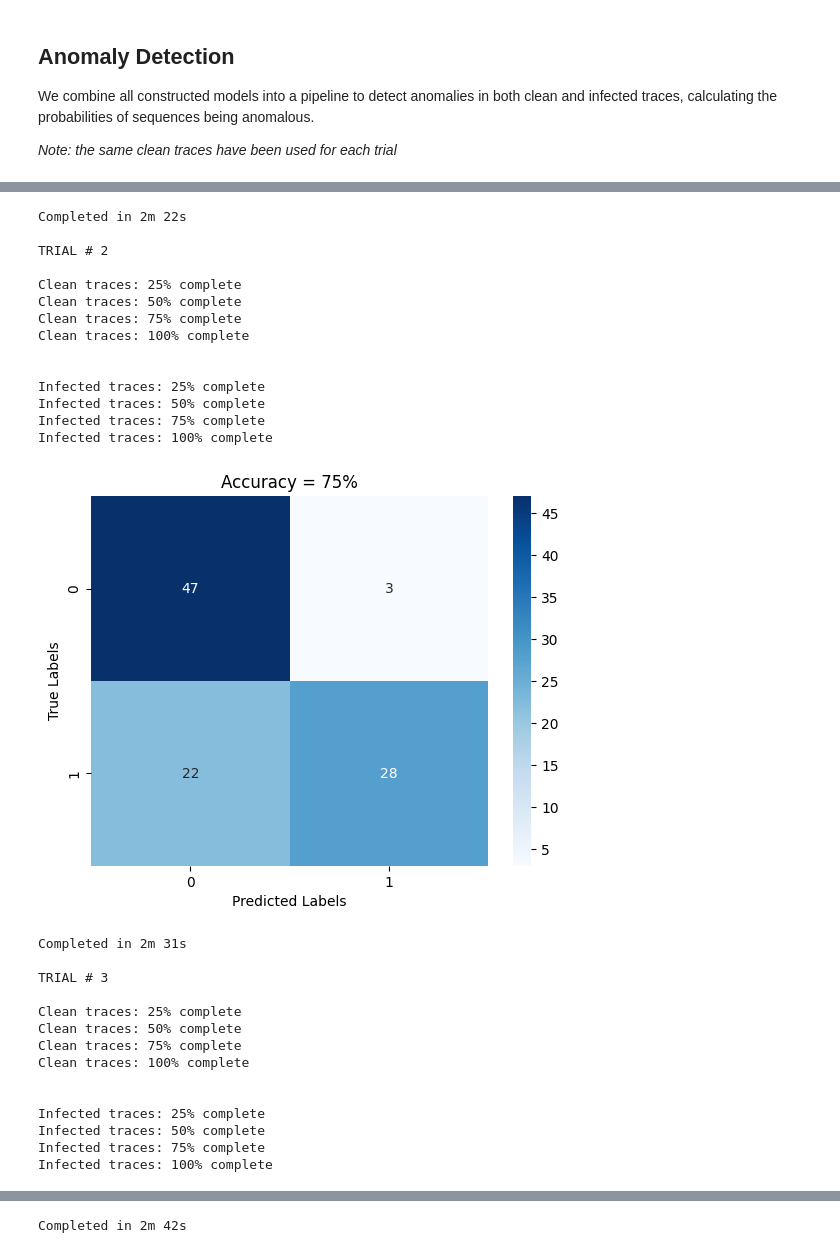
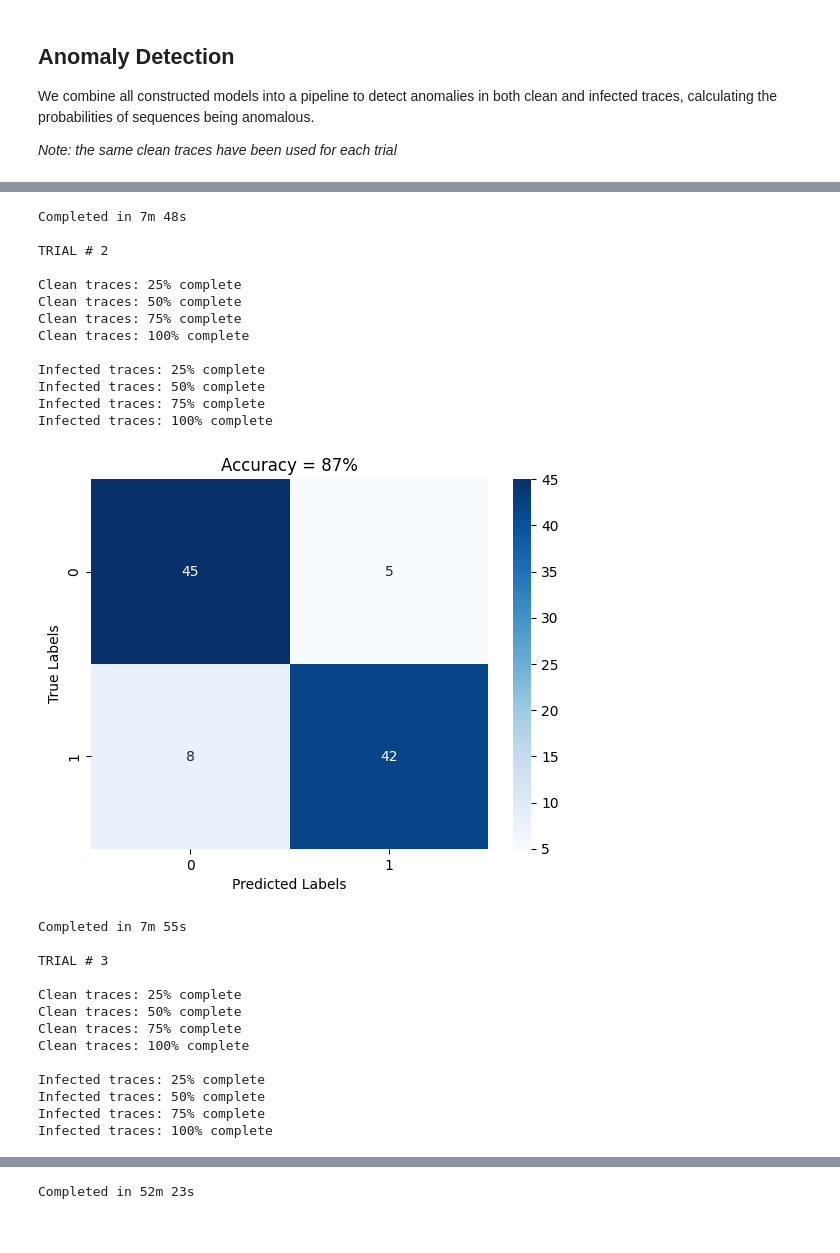
Before and after one commit to SubconsciousCompute/SysCall-IDS, a Jupyter notebook: notebooks/subcom_pipeline.ipynb, the cells around one changed output, grey strips where cells are left out. Saved outputs shown, nothing was run; the diff lists cells and outputs as text; code cells hidden in the pictures.

```diff
--- a/notebooks/subcom_pipeline.ipynb
+++ b/notebooks/subcom_pipeline.ipynb
@@ -217,0 +192,12 @@ plt.show()
+# %%
+# # IN PROGRESS
+
+start_of_executions = []
+
+for trace in encoded_data:
+    trace_idx = [str(int(syscall_idx)) for syscall_idx in trace]
+    suffix_tree = SuffixTree(trace_idx)
+    lrs = suffix_tree.find_longest_repeating_substring()
+    lrs = [float(syscall_idx) for syscall_idx in lrs]
+    if len(lrs) > 10 and len(lrs) < 20:
+        start_of_executions.append(lrs)
@@ -303,22 +253,64 @@ for trial in range(4):
     for clean_file in trace_files_clean[len(trace_files_clean)-SAMPLE_SIZE:]:
         counter += 1
         features, str_args, _ = process_trace(clean_folder, clean_file, syscall_type_mapping)
-        prob1, prob2 = sequence_probability(features, str_args, n, syscall_to_cluster, transition_probabilities)
-        if prob1 < 0.5 or prob2 < 0.5:
-            clean_cnt += 1
+
+        syscall_idx = [fv[0] for fv in features]
+        trace_idx = [str(int(idx)) for idx in syscall_idx]
+        suffix_tree = SuffixTree(trace_idx)
+        lrs = suffix_tree.find_longest_repeating_substring()
+        lrs = [float(idx) for idx in trace_idx]
+        trace_segments = merge_segments(segment_sequence(syscall_idx, [lrs]))
+        segment_idx = np.cumsum([len(seg) for seg in trace_segments])
+
+        prevIdx = 0
+        for idx in segment_idx:
+            fv_segment = features[prevIdx:idx]
+            sa_segment = str_args[prevIdx:idx]
+            prob1, prob2 = sequence_probability(fv_segment, sa_segment, n, syscall_to_cluster, transition_probabilities)
+
+            # seglen = len(fv_segment) // 100
+            # thres1, thres2 = seglen_to_minprob1.get(seglen, 0.5), seglen_to_minprob2.get(seglen, 0.5)
+
+            if prob1 < 0.5 or prob2 < 0.5:
+                    clean_cnt += 1
+                    break
+
+            prevIdx = idx
+
         if counter % int(0.25*SAMPLE_SIZE) == 0:
             print(f'Clean traces: {counter//int(0.25*SAMPLE_SIZE)*25}% complete')
 
-    print('\n')
+    print()
 
     # infected files
     counter = 0
     for infected_file in trace_files_infected[trace_files_infected_idx:trace_files_infected_idx+SAMPLE_SIZE]:
         counter += 1
         features, str_args, _ = process_trace(infected_folder, infected_file, syscall_type_mapping)
-        prob1, prob2 = sequence_probability(features, str_args, n, syscall_to_cluster, transition_probabilities)
-        if prob1 < 0.5 or prob2 < 0.5:
-            infected_cnt += 1
+
+        syscall_idx = [fv[0] for fv in features]
+        trace_idx = [str(int(idx)) for idx in syscall_idx]
+        suffix_tree = SuffixTree(trace_idx)
+        lrs = suffix_tree.find_longest_repeating_substring()
+        lrs = [float(idx) for idx in lrs]
+        trace_segments = merge_segments(segment_sequence(syscall_idx, [lrs]))
+        segment_idx = np.cumsum([len(seg) for seg in trace_segments])
+
+        prevIdx = 0
+        for idx in segment_idx:
+            fv_segment = features[prevIdx:idx]
+            sa_segment = str_args[prevIdx:idx]
+            prob1, prob2 = sequence_probability(fv_segment, sa_segment, n, syscall_to_cluster, transition_probabilities)
+
+            # seglen = len(fv_segment) // 100
+            # thres1, thres2 = seglen_to_minprob1.get(seglen, 0.5), seglen_to_minprob2.get(seglen, 0.5)
+
+            if prob1 < 0.5 or prob2 < 0.5:
+                    infected_cnt += 1
+                    break
+
+            prevIdx = idx
+
         if counter % int(0.25*SAMPLE_SIZE) == 0:
             print(f'Infected traces: {counter//int(0.25*SAMPLE_SIZE)*25}% complete')
 
@@ -366,19 +357,18 @@ Infected traces: 100% complete
-Completed in 2m 22s
+Completed in 7m 48s
 
 TRIAL # 2
 
 Clean traces: 25% complete
 Clean traces: 50% complete
 Clean traces: 75% complete
 Clean traces: 100% complete
 
-
 Infected traces: 25% complete
 Infected traces: 50% complete
 Infected traces: 75% complete
 Infected traces: 100% complete
-[figure, old version]
+[figure, new version]
-Completed in 2m 31s
+Completed in 7m 55s
 
 TRIAL # 3
 
@@ -387,7 +377,6 @@ Clean traces: 50% complete
 Clean traces: 75% complete
 Clean traces: 100% complete
 
-
 Infected traces: 25% complete
 Infected traces: 50% complete
 Infected traces: 75% complete
@@ -411 +399 @@ Infected traces: 100% complete
-Completed in 2m 42s
+Completed in 52m 23s
```
Also changed, not shown: parts of 10 cells of this notebook, 7 other files.
